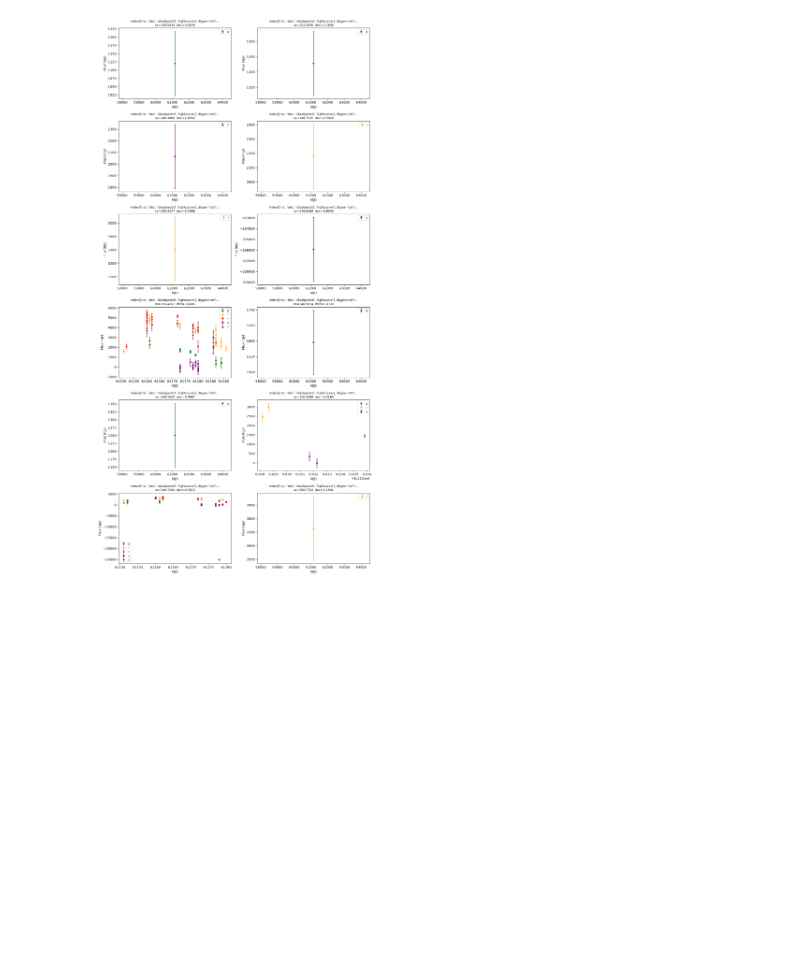
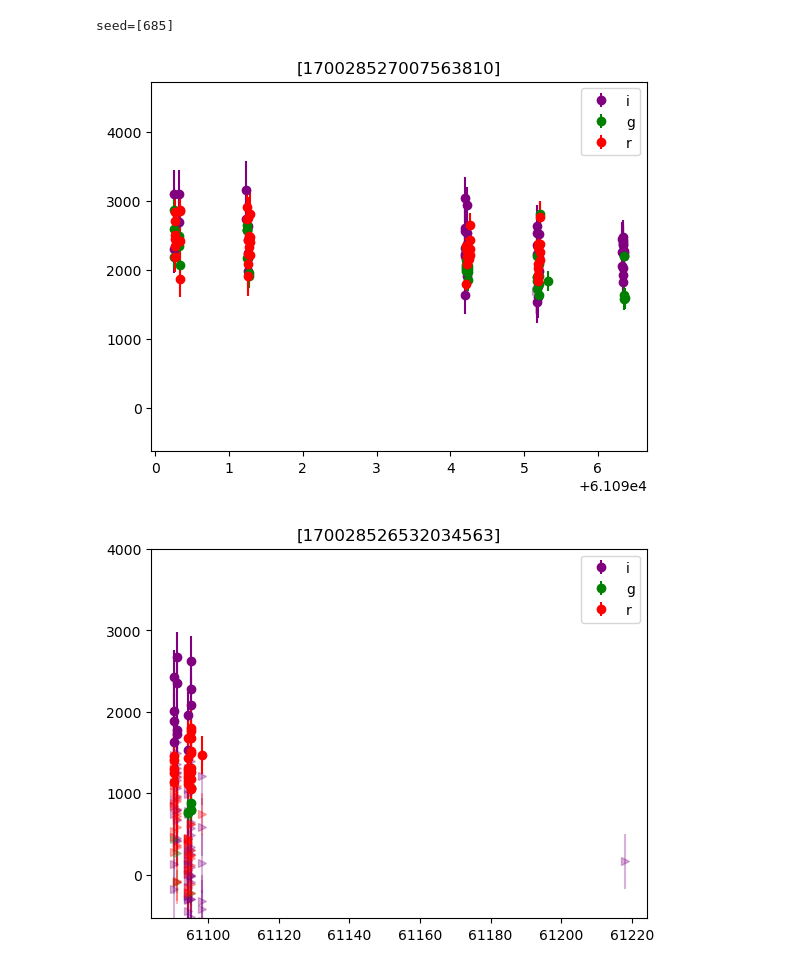
Before and after one commit to mi-dai/fastdb_util, a Jupyter notebook: plot_lightcurves.ipynb, the cells around one changed output. Saved outputs shown, nothing was run; the diff lists cells and outputs as text; code cells hidden in the pictures; blank space fills up the shorter version.

```diff
--- a/plot_lightcurves.ipynb
+++ b/plot_lightcurves.ipynb
@@ -18,27 +18,0 @@ nf.head()
-# %%
-BAND_COLORS = {'u': 'purple', 'g': 'green', 'r': 'red', 'i': 'orange', 'z': 'brown', 'Y': 'black'}
-
-n = len(nf)
-ncols = 2
-nrows = (n + 1) // ncols
-fig, axes = plt.subplots(nrows, ncols, figsize=(12, 4 * nrows), squeeze=False)
-
-for ax, (_, row) in zip(axes.flat, nf.iterrows()):
-    lc = pd.DataFrame(row['lightcurve'])
-    for band, grp in lc.groupby('band'):
-        color = BAND_COLORS.get(band, 'gray')
-        ax.errorbar(grp['mjd'], grp['flux'], yerr=grp['fluxerr'],
-                    fmt='o', color=color, label=band, markersize=4, capsize=2)
-    rootid = row.index
-    ax.set_title(f'{rootid[:8]}…\nra={row["ra"]:.4f}  dec={row["dec"]:.4f}', fontsize=9)
-    ax.set_xlabel('MJD')
-    ax.set_ylabel('Flux (nJy)')
-    ax.legend(fontsize=8)
-
-for ax in axes.flat[n:]:
-    ax.set_visible(False)
-
-plt.tight_layout()
-plt.show()
-# %% [output]
-[figure, removed]
@@ -44,0 +61,49 @@ plt.show()
+# %%
+nf = nf.query("pass_quality_cuts == True")
+# %%
+colors = {"u": "blue",
+          "g": "green",
+          "r": "red",
+          "i": "purple",
+          "z": "orange",
+          "y": "brown"}
+def plot_lc(lc,saltpars=None):
+    maxflux = 0.
+    for f in lc["band"].unique():
+        lc_f = lc.loc[lc["band"]==f]
+        is_det = np.absolute(lc_f["snr"]) > 5
+        lc_det = lc_f.loc[is_det]
+        lc_nondet = lc_f.loc[~is_det]
+        plt.errorbar(lc_det["mjd"],lc_det["flux"],yerr=lc_det["fluxerr"],fmt='o',label=f, c=colors[f])
+        plt.errorbar(lc_nondet["mjd"],lc_nondet["flux"],yerr=lc_nondet["fluxerr"],fmt='>',alpha=0.3, c=colors[f])
+
+        if saltpars is not None:
+            model = sncosmo.Model("salt3",effects=[sncosmo.F99Dust()], effect_names=["mw"], effect_frames=["obs"])
+            model.update(saltpars)
+            time = np.linspace(-20,50,100)*(1.+saltpars["z"]) + saltpars["t0"]
+            try:
+                flux = model.bandflux("lsst"+f,time,zp=31.4, zpsys='ab')
+                maxflux = np.max(np.append(flux,maxflux))
+                plt.plot(time,flux,c=colors[f],alpha=0.1,ls="--")
+            except:
+                continue
+        plt.legend()
+    is_det = np.absolute(lc["snr"]) > 5
+    if saltpars:
+        ylim = (-0.2*maxflux, maxflux*1.5)
+    else:
+        ylim = (-0.2*lc.loc[is_det]["flux"].max(),lc.loc[is_det]["flux"].max()*1.5)
+    plt.ylim(ylim)
+# %%
+seed = np.random.randint(0,10000,1)
+print(f"seed={seed}")
+rng = np.random.default_rng(seed)
+for i in rng.choice(len(nf),size=np.min([10,len(nf)]),replace=False):
+    lc = nf.iloc[i]["lightcurve"]
+    plot_lc(lc)
+    plt.title(nf.iloc[i]["diaobjectid"])
+    plt.show()
+# %% [output]
+seed=[685]
+[figure, added]
+[figure, added]
```
Also changed, not shown: parts of 6 cells of this notebook.
